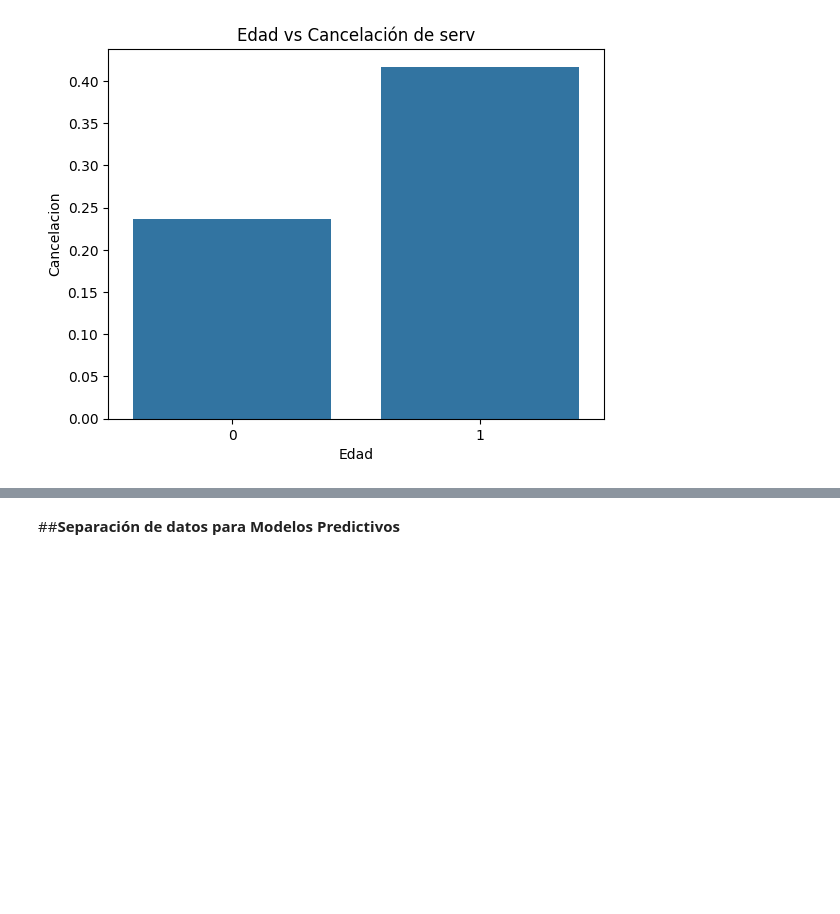
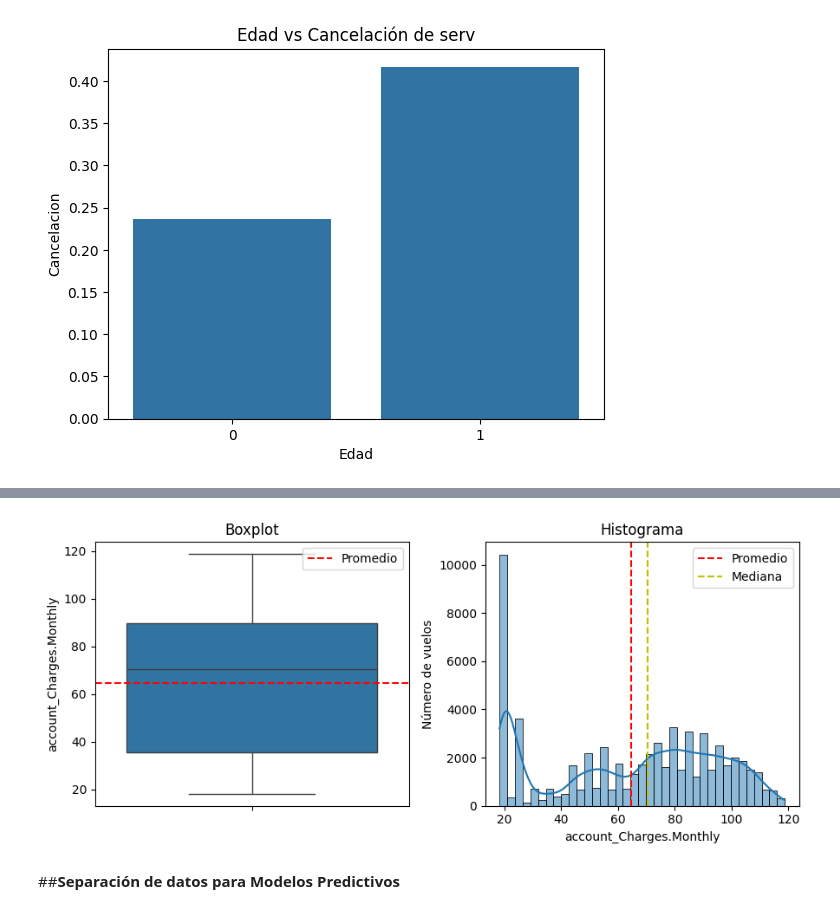
Before and after one commit to Nore-gibhub/Challenge3_TelecomX_part2, a Jupyter notebook: challenge3.ipynb, the cells around one changed output, grey strips where cells are left out. Saved outputs shown, nothing was run; the diff lists cells and outputs as text; code cells hidden in the pictures; blank space fills up the shorter version.

```diff
--- a/challenge3.ipynb
+++ b/challenge3.ipynb
@@ -299,3 +299,36 @@ sns.histplot(data=df_datos,x='account_Charges.Monthly',kde=True)
+# %%
+import numpy as np
+
+def ancho_bin(df,columna):
+  q75,q25 = np.percentile(df[columna],[75,25])
+  iqr = q75-q25
+  ancho = 2 * iqr * np.power(len(df[columna]), -1/3)
+  return ancho
+# %%
+cargo_mensual_promedio = df_datos['account_Charges.Monthly'].mean()
+cargo_mensual_mediana = df_datos['account_Charges.Monthly'].median()
+
+fig, ax = plt.subplots(1,2,figsize=(9,4))
+
+sns.boxplot(data=df_datos, y='account_Charges.Monthly',ax=ax[0])
+ax[0].set_title('Boxplot')
+ax[0].axhline(y=cargo_mensual_promedio, color='r', linestyle='--', label='Promedio')
+ax[0].legend()
+
+binwidth = ancho_bin(df_datos, 'account_Charges.Monthly')
+sns.histplot(data=df_datos, x='account_Charges.Monthly', ax=ax[1], kde=True, binwidth=binwidth)
+plt.ylabel('Número de vuelos')
+plt.grid(False)
+ax[1].set_title('Histograma')
+ax[1].axvline(x=cargo_mensual_promedio, color='r', linestyle='--', label='Promedio')
+ax[1].axvline(x=cargo_mensual_mediana, color='y', linestyle='--', label='Mediana')
+ax[1].legend()
+
+plt.tight_layout()
+
+plt.show()
+# %% [output]
+[figure, added]
 # %% [markdown]
 ##**Separación de datos para Modelos Predictivos**
 # %% [markdown]
```
Also changed, not shown: parts of 1 cell of this notebook.
